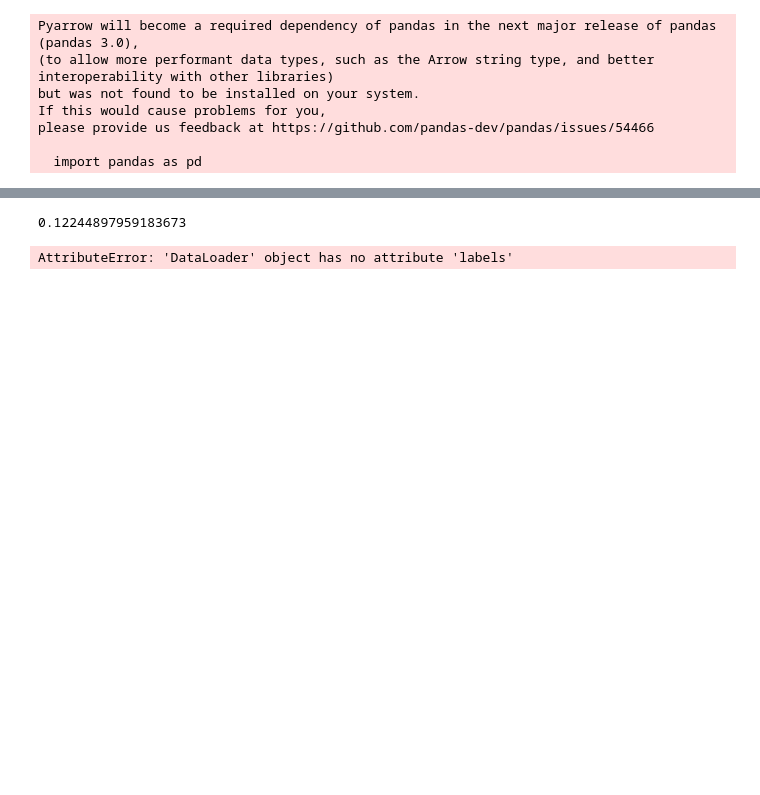
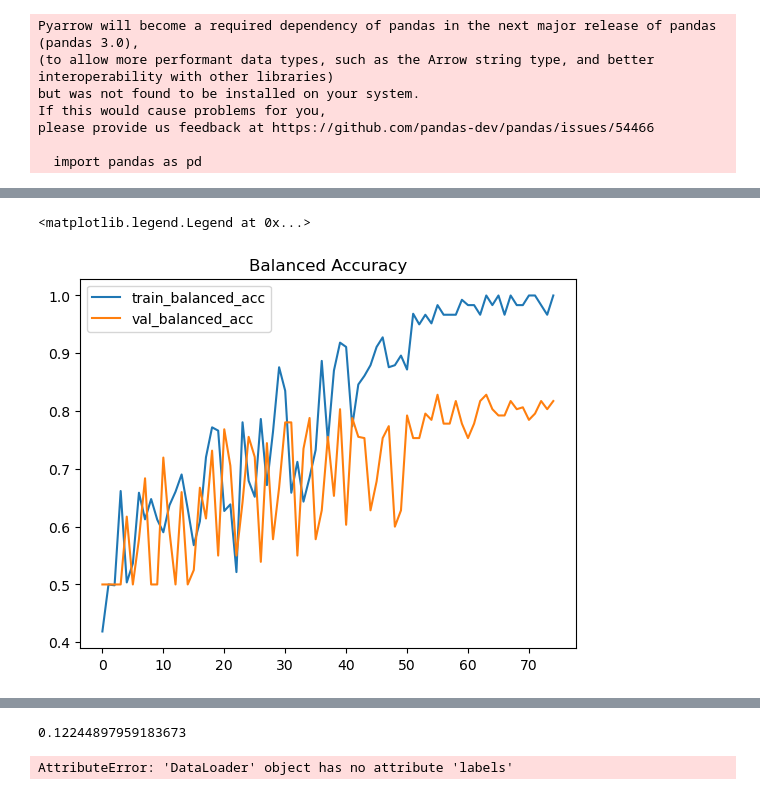
Before and after one commit to damienv66/DL, a Jupyter notebook: experiments.ipynb, the cells around one changed output, grey strips where cells are left out. Cells and saved outputs as stored; diff of their text form; code cells hidden in the pictures; blank space fills up the shorter version.

```diff
--- a/experiments.ipynb
+++ b/experiments.ipynb
@@ -56,16 +84,17 @@ Name: count, dtype: int64
 # %%
 train_dataset = MILDataset(root_dir='trainset/',
                          df=train_df,
-                         transform=Compose([ToTensor()]))
+                         transform=transform)
 
 
 val_dataset = MILDataset(root_dir='trainset/',
                          df=test_df,
-                         transform=Compose([ToTensor()]))
+                         transform=transforms.Compose([v2.ToTensor(),
+    v2.Normalize(mean=[0.485, 0.456, 0.406], std=[0.229, 0.224, 0.225])]))
 
 
-train_loader = DataLoader(train_dataset, batch_size=1, shuffle=False, num_workers=4)
-val_loader = DataLoader(val_dataset, batch_size=1, shuffle=False, num_workers=4)
+train_loader = DataLoader(train_dataset, batch_size=1, shuffle=True, num_workers=4)
+val_loader = DataLoader(val_dataset, batch_size=1, shuffle=True, num_workers=4)
 # %%
 import torch.nn as nn
 import torch
@@ -213,28 +242,6 @@ class ResNet(nn.Module):
         if self.average=='mean':
             x = torch.mean(x, dim=0)
         return x
-
-def CNN_net(K,average, num_classes=2):
-    def __init__(self, K, num_classes=2, channels=3):
-        super(CNN_net, self).__init__()
-        self.ResNet=ResNet(img_channels=channels, num_layers=18, K=K, block=BasicBlock, num_classes=num_classes, average=average)
-        self.fc = nn.Linear(K*8*7*7, num_classes)
-
-    def forward(self, bag_images):
-       x = self.ResNet(bag_images)
-       #print(x.shape, 'sortie res net')
-       x = torch.mean(x, dim=0)
-       #print(x.shape, 'sortie  mean')
-       #x = F.relu(x)
-
-       x = self.fc(x)
-       print(x.shape, 'sortie  linear')
-       #print(x.shape)
-       #x = F.relu(x)
-       x = torch.log_softmax(x,dim=0)
-       #print(x.shape, 'sortie  softmax')
-       #print(x)
-       return x
 # %%
 class CNN_net(nn.Module):
     def __init__(self, K, num_classes=2, channels=3, average='mean'):
@@ -251,11 +258,3 @@ class CNN_net(nn.Module):
         x = torch.log_softmax(x, dim=0)
         #print(x.shape, 'sortie softmax')
         return x
-# %%
-ResNet18=ResNet(3, 18, 64, BasicBlock, 2, 'mean').to('cuda')
-device='cuda'
-#p.train()
-for i, data in (enumerate(train_loader)):
-    inputs, labels = data
-    images=inputs['instances'].squeeze(0).to(device)
-    print(final_model(images).shape)
@@ -439,0 +391,8 @@ Validation
+# %%
+plt.title('Balanced Accuracy')
+plt.plot(l_balanced_acc_train, label='train_balanced_acc')
+plt.plot(l_balanced_acc_val, label='val_balanced_acc')
+plt.legend()
+# %% [output]
+<matplotlib.legend.Legend at 0x...>
+[figure, added]
```
Also changed, not shown: parts of 48 cells of this notebook, 7 other files.
